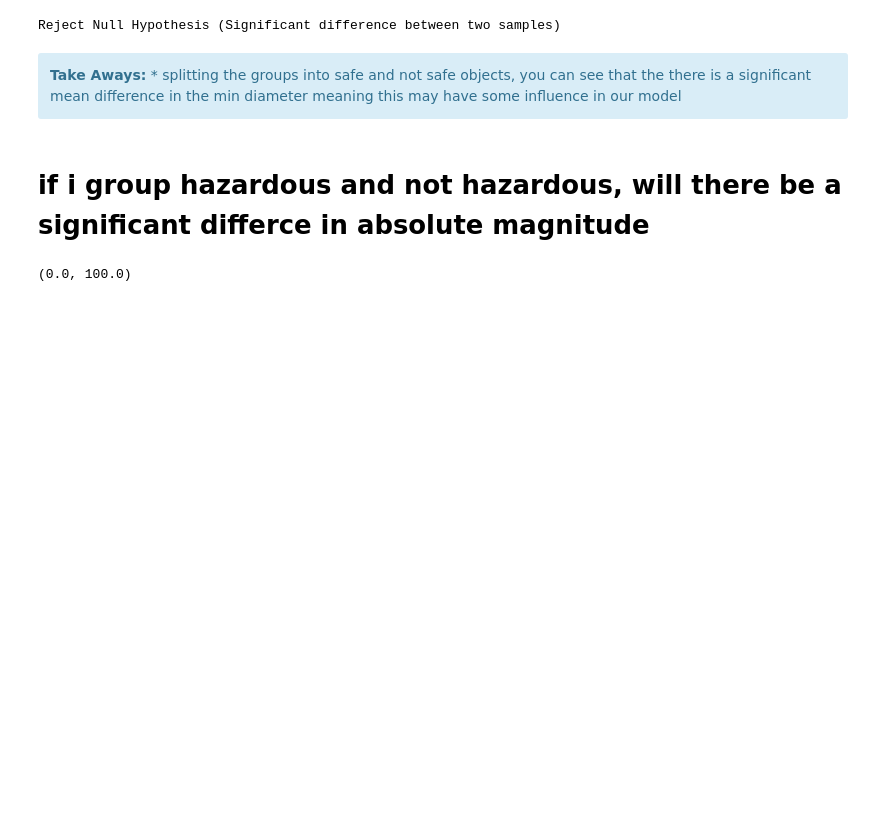
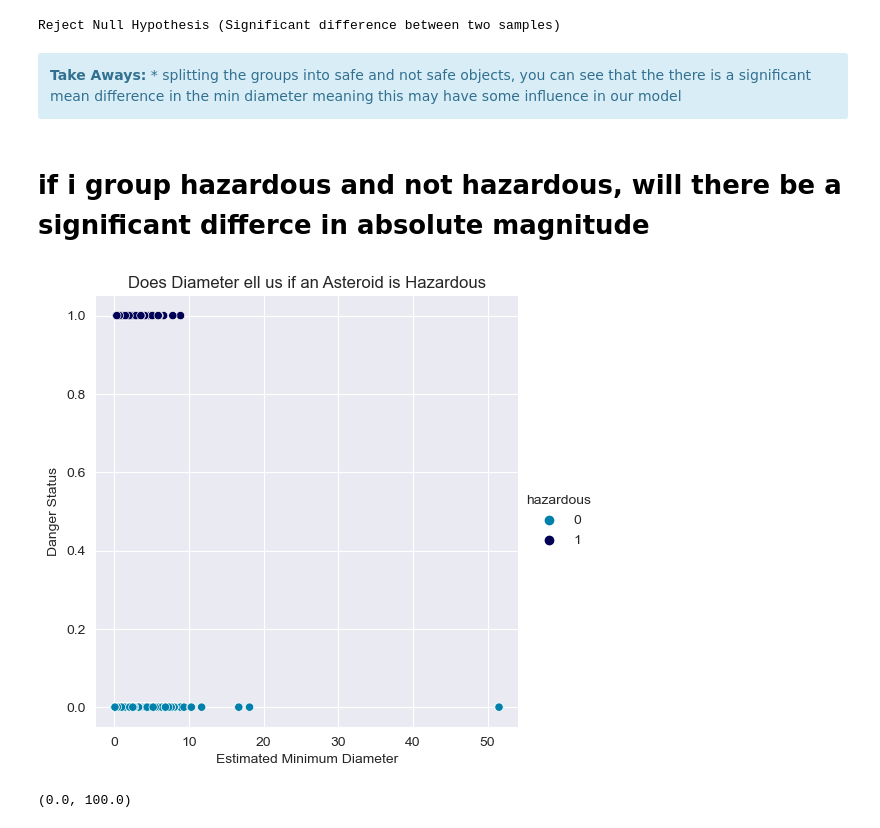
Before and after one commit to brandontnavarrete/nasa-neow, a Jupyter notebook: explore.ipynb, the cells around one changed output. Cells and saved outputs as stored; diff of their text form; code cells hidden in the pictures; blank space fills up the shorter version.

```diff
--- a/explore.ipynb
+++ b/explore.ipynb
@@ -304,12 +311,23 @@ else:
     print('Do not Reject Null Hypothesis (No significant difference between two samples)')
 # %% [output]
 Reject Null Hypothesis (Significant difference between two samples)
-# %% [markdown]
-<div class="alert alert-block alert-info">
-<b>Take Aways:</b>
-* splitting the groups into safe and not safe objects, you can see that the there is a significant mean difference in the min diameter meaning this may have some influence in our model
+# %% [markdown]
+<div class="alert alert-block alert-info">
+<b>Take Aways:</b>
+* splitting the groups into safe and not safe objects, you can see that the there is a significant mean difference in the min diameter meaning this may have some influence in our model
 # %% [markdown]
 # if i group hazardous and not hazardous, will there be a significant differce in absolute magnitude
+# %%
+sns.set_style('darkgrid')
+sns.relplot(data = train, x = 'est_diameter_max',y= 'hazardous',hue = "hazardous",palette = "ocean_r")
+plt.title('Does Diameter ell us if an Asteroid is Hazardous')
+plt.ylabel('Danger Status')
+plt.xlabel('Estimated Minimum Diameter')
+
+
+None
+# %% [output]
+[figure, added]
 # %%
 sns.displot(data = safe.absolute_magnitude,kde = 'line')
 plt.ylim(0,100)
```
Also changed, not shown: parts of 28 cells of this notebook, 3 other files.
